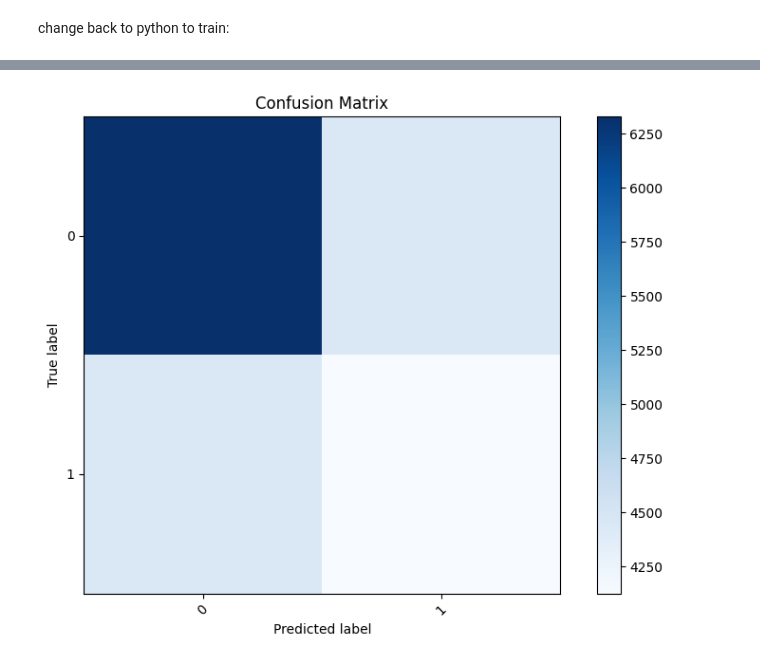
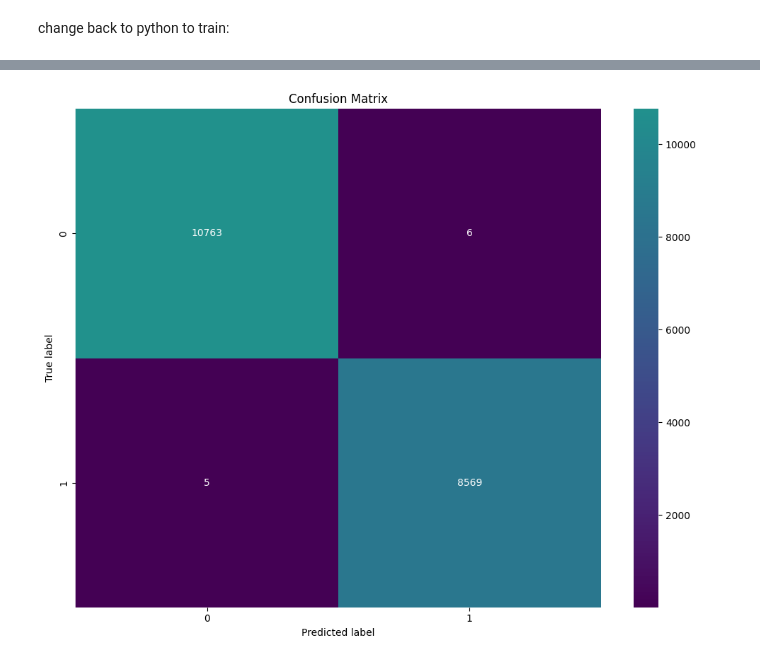
Before and after one commit to phigep/face-mask-detection, a Jupyter notebook: training/effnet_train_notfrozen.ipynb, the cells around one changed output, grey strips where cells are left out. Drawn from its saved outputs; the diff is of its cells as text; code cells hidden in the pictures.

```diff
--- a/training/effnet_train_notfrozen.ipynb
+++ b/training/effnet_train_notfrozen.ipynb
@@ -93,6 +100,6 @@ KeyboardInterrupt:
 # %%
 from keras.models import load_model
-enetb0_model = load_model("./checkpoints/functional_1.keras")
+enetb0_model = load_model(f"./checkpoints/{modelname}.keras")
 # %%
 from eval import make_gradcam_heatmap, superimpose_gradcam,plot_images_grid
 import matplotlib.pyplot as plt
@@ -180,4 +236,4 @@ y_preds = np.argmax(y_preds, axis=1)
 # %%
-report, misclassified_images = evaluate_model(test_dataset,y_true,y_preds)
+report, misclassified_images = evaluate_model_seaborn(test_dataset,y_true,y_preds)
 # %% [output]
-[figure, old version]
+[figure, new version]
```
Also changed, not shown: parts of 13 cells of this notebook, 8 other files.
